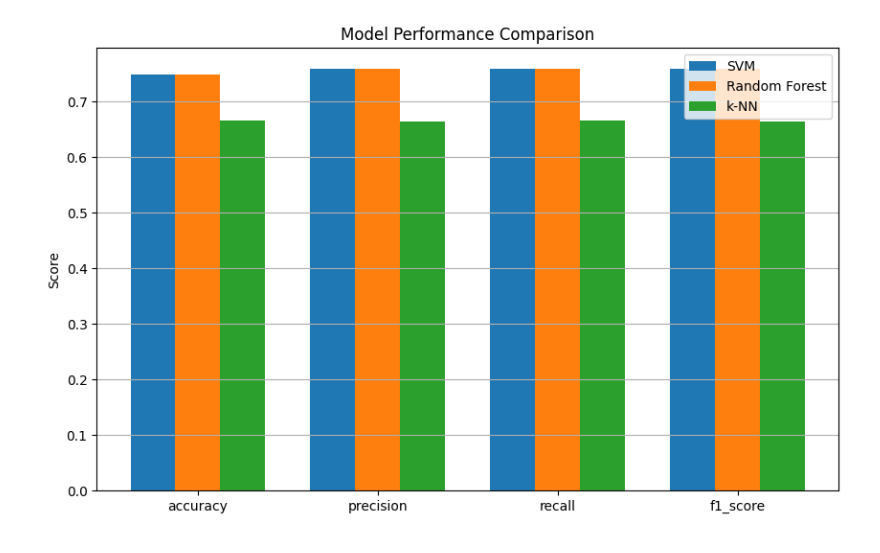
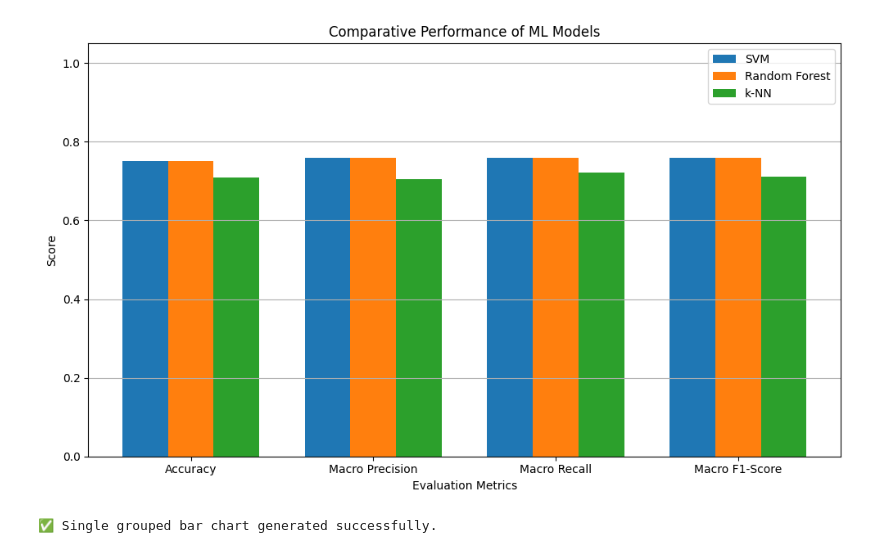
Before and after one commit to 2024ab05275-chocs/Student_2024ab05275_Video_Classification, a Jupyter notebook: code/part_a_classical.ipynb, the cells around one changed output. Cells and saved outputs as stored; diff of their text form; code cells hidden in the pictures.

```diff
--- a/code/part_a_classical.ipynb
+++ b/code/part_a_classical.ipynb
@@ -247,26 +422,61 @@ metrics_matrix = np.array(
 # %%
-# =========================
-# Bar Plot Comparison
-# =========================
-x = np.arange(len(metrics_names))
-width = 0.25
+# ==================================================
+# 📊 Single Grouped Bar Chart Comparison
+# ==================================================
+
+# Metrics to compare
+metrics = ["Accuracy", "Macro Precision", "Macro Recall", "Macro F1-Score"]
+
+# Model names
+models = ["SVM", "Random Forest", "k-NN"]
+
+# Metric values (rows = models, cols = metrics)
+values = np.array([
+    [
+        svm_metrics["accuracy"],
+        svm_metrics["precision_macro"],
+        svm_metrics["recall_macro"],
+        svm_metrics["f1_macro"],
+    ],
+    [
+        rf_metrics["accuracy"],
+        rf_metrics["precision_macro"],
+        rf_metrics["recall_macro"],
+        rf_metrics["f1_macro"],
+    ],
+    [
+        knn_metrics["accuracy"],
+        knn_metrics["precision_macro"],
+        knn_metrics["recall_macro"],
+        knn_metrics["f1_macro"],
+    ],
+])
+
+# Bar chart setup
+x = np.arange(len(metrics))  # metric positions
+width = 0.25                 # width of each bar
 
 plt.figure(figsize=(10, 6))
-for i, model in enumerate(model_names):
-    plt.bar(
-        x + i * width,
-        metrics_matrix[i],
-        width,
-        label=model,
-    )
 
-plt.xticks(x + width, metrics_names)
+# Plot bars
+plt.bar(x - width, values[0], width, label="SVM")
+plt.bar(x,         values[1], width, label="Random Forest")
+plt.bar(x + width, values[2], width, label="k-NN")
+
+# Labels and title
+plt.xlabel("Evaluation Metrics")
 plt.ylabel("Score")
-plt.title("Model Performance Comparison")
+plt.title("Comparative Performance of ML Models")
+plt.xticks(x, metrics)
+plt.ylim(0, 1.05)
 plt.legend()
 plt.grid(axis="y")
+plt.tight_layout()
 plt.show()
+
+print("✅ Single grouped bar chart generated successfully.")
 # %% [output]
-[figure, old version]
+[figure, new version]
+✅ Single grouped bar chart generated successfully.
 # %%
 # ==================================================
```
Also changed, not shown: parts of 8 cells of this notebook, 1 other file.
